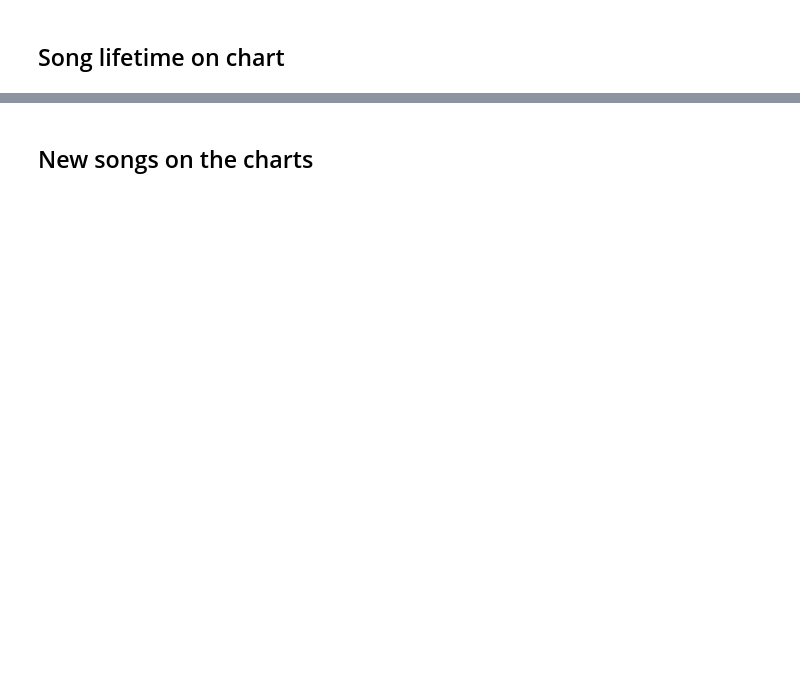
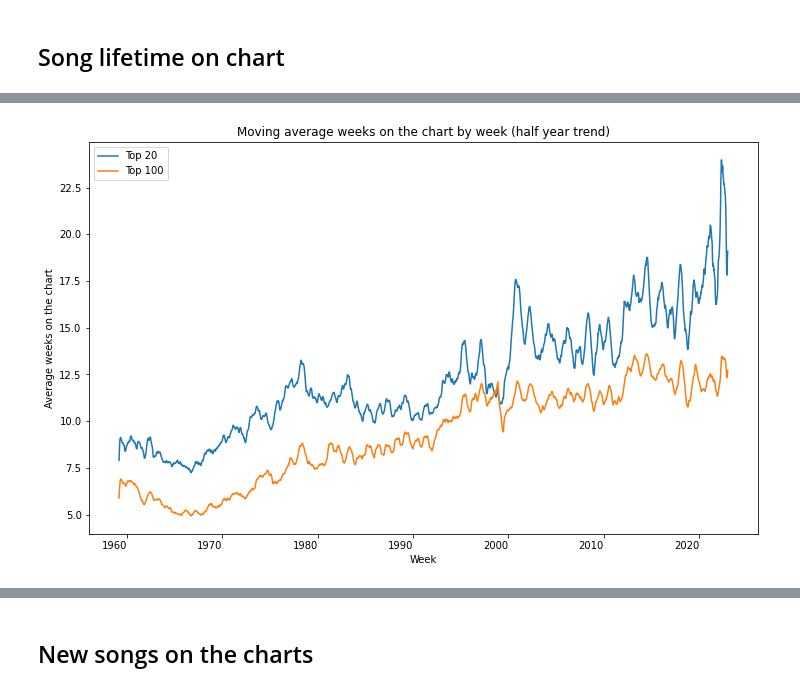
Before and after one commit to martalech/pop_charts_dynamics, a Jupyter notebook: data_statistics.ipynb, the cells around one changed output, grey strips where cells are left out. Saved outputs shown, nothing was run; the diff lists cells and outputs as text; code cells hidden in the pictures; blank space fills up the shorter version.

```diff
--- a/data_statistics.ipynb
+++ b/data_statistics.ipynb
@@ -61,0 +70,25 @@ plt.show()
+# %%
+# max_weeks_on_chart = billboard_hot_100[["artist", "song_name", "weeks_on_chart"]].groupby(
+#     by=["artist", "song_name"]).max()
+
+top_20_weekly = billboard_hot_100[["first_day_of_the_week",
+                                   "position", "weeks_on_chart"]][billboard_hot_100["position"] <= 20].sort_values(by=[
+                                                                "first_day_of_the_week", "weeks_on_chart"]).groupby(
+                                                                by=["first_day_of_the_week"]).head(20)
+
+#top_20_weekly = pd.merge(max_weeks_on_chart.reset_index(), top_20_weekly, on=["artist", "song_name"])
+# %%
+top_20_on_chart_avg = top_20_weekly[["first_day_of_the_week", "weeks_on_chart"]].groupby(
+    by="first_day_of_the_week").mean().rolling(window=30).mean()
+
+top_20_on_chart_avg_plot = top_20_on_chart_avg.plot(kind='line', figsize=(12, 8), legend=False, rot=0)
+avg_weeks_on_chart.plot(kind='line', figsize=(12, 8), legend=False, rot=0, ax=top_20_on_chart_avg_plot)
+
+plt.title("Moving average weeks on the chart by week (half year trend)")
+plt.xlabel("Week")
+plt.ylabel("Average weeks on the chart")
+plt.legend(["Top 20", "Top 100"])
+
+plt.show()
+# %% [output]
+[figure, added]
```
Also changed, not shown: parts of 17 cells of this notebook.
